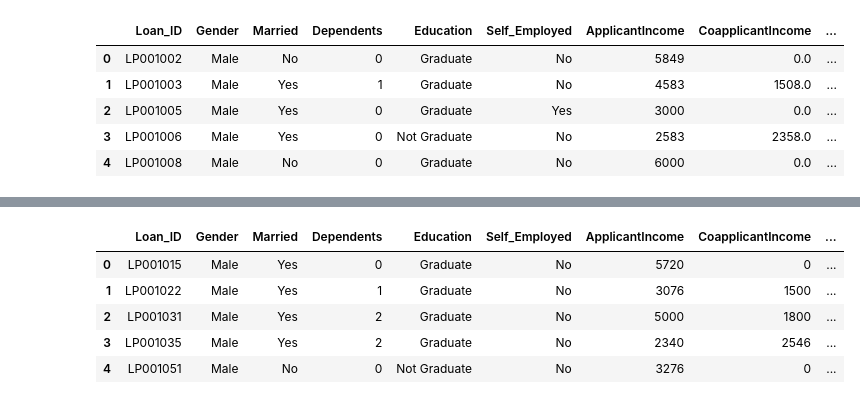
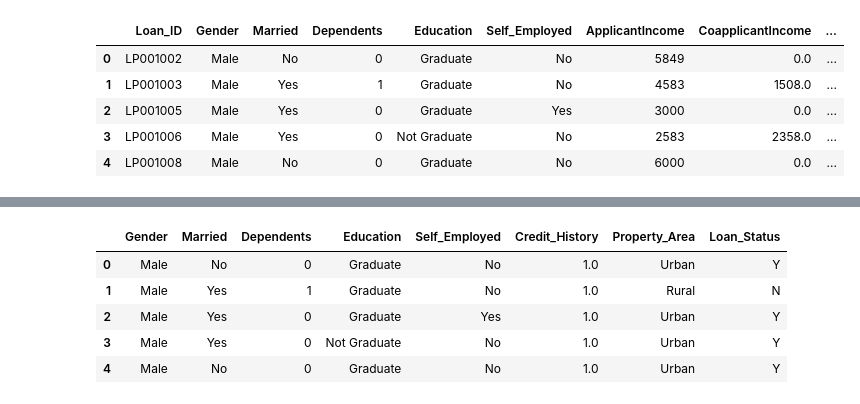
Before and after one commit to EmadKadra123/Project_From_Kaggle, a Jupyter notebook: loan-predction.ipynb, the cells around one changed output, grey strips where cells are left out. Drawn from its saved outputs; the diff is of its cells as text; code cells hidden in the pictures.

Commit message:
Kaggle Notebook | Loan Predction  | Version 3

```diff
--- a/loan-predction.ipynb
+++ b/loan-predction.ipynb
@@ -33,0 +79,2 @@ df_train.head()
+# %%
+df['Credit_History'] = df['Credit_History'].astype('O')
@@ -33,0 +89,2 @@ df_train.head()
+# %%
+df.drop('Loan_ID', axis=1, inplace=True)
@@ -34,9 +201,20 @@ df_train.head()
+# %%
+cat_data = []
+num_data = []
+for i,c in enumerate(df.dtypes):
+    if c == object:
+        cat_data.append(df.iloc[:,i])
+    else :
+        num_data.append(df.iloc[:,i])
+# %%
+cat_data = pd.DataFrame(cat_data).transpose()
+num_data = pd.DataFrame(num_data).transpose()
 # %%
-df_test.head()
+cat_data.head()
 # %% [output]
-|  | Loan_ID | Gender | Married | Dependents | Education | Self_Employed | ApplicantIncome | CoapplicantIncome | ... |
-| 0 | LP001015 | Male | Yes | 0 | Graduate | No | 5720 | 0 | ... |
-| 1 | LP001022 | Male | Yes | 1 | Graduate | No | 3076 | 1500 | ... |
-| 2 | LP001031 | Male | Yes | 2 | Graduate | No | 5000 | 1800 | ... |
-| 3 | LP001035 | Male | Yes | 2 | Graduate | No | 2340 | 2546 | ... |
-| 4 | LP001051 | Male | No | 0 | Not Graduate | No | 3276 | 0 | ... |
+|  | Gender | Married | Dependents | Education | Self_Employed | Credit_History | Property_Area | Loan_Status |
+| 0 | Male | No | 0 | Graduate | No | 1.0 | Urban | Y |
+| 1 | Male | Yes | 1 | Graduate | No | 1.0 | Rural | N |
+| 2 | Male | Yes | 0 | Graduate | Yes | 1.0 | Urban | Y |
+| 3 | Male | Yes | 0 | Not Graduate | No | 1.0 | Urban | Y |
+| 4 | Male | No | 0 | Graduate | No | 1.0 | Urban | Y |
```
Also changed, not shown: parts of 27 cells of this notebook.
